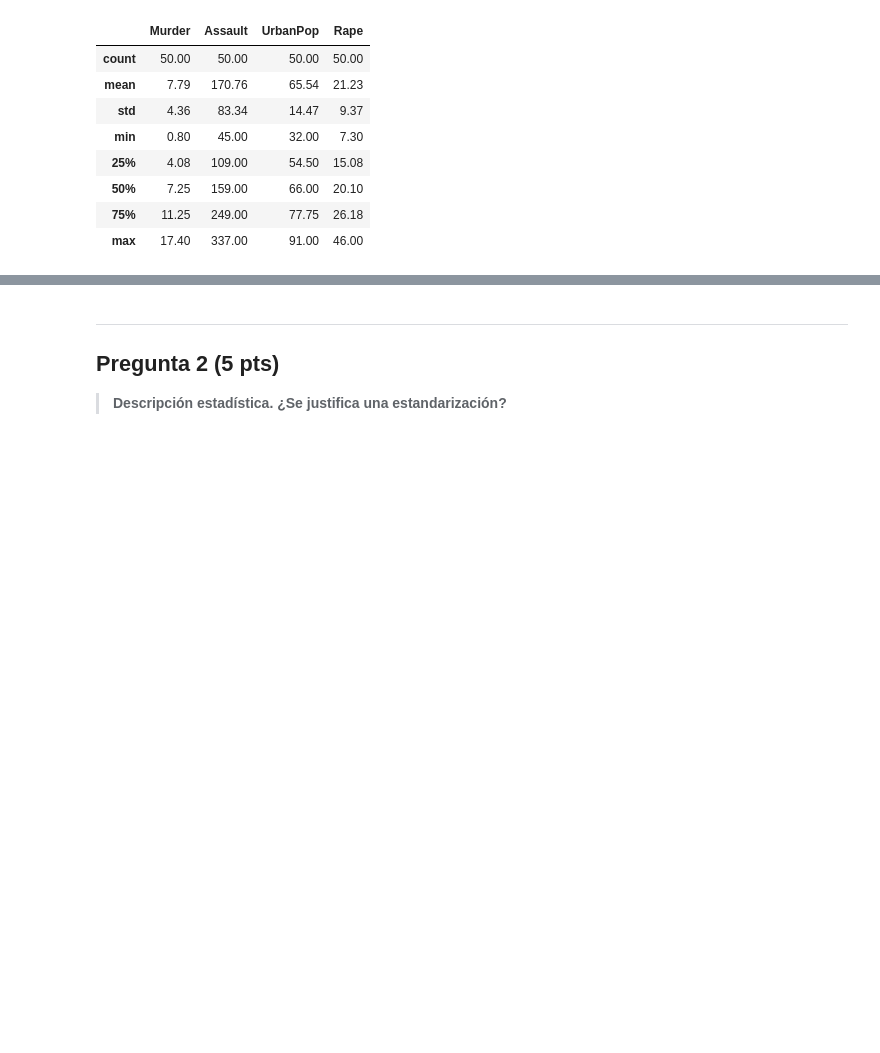
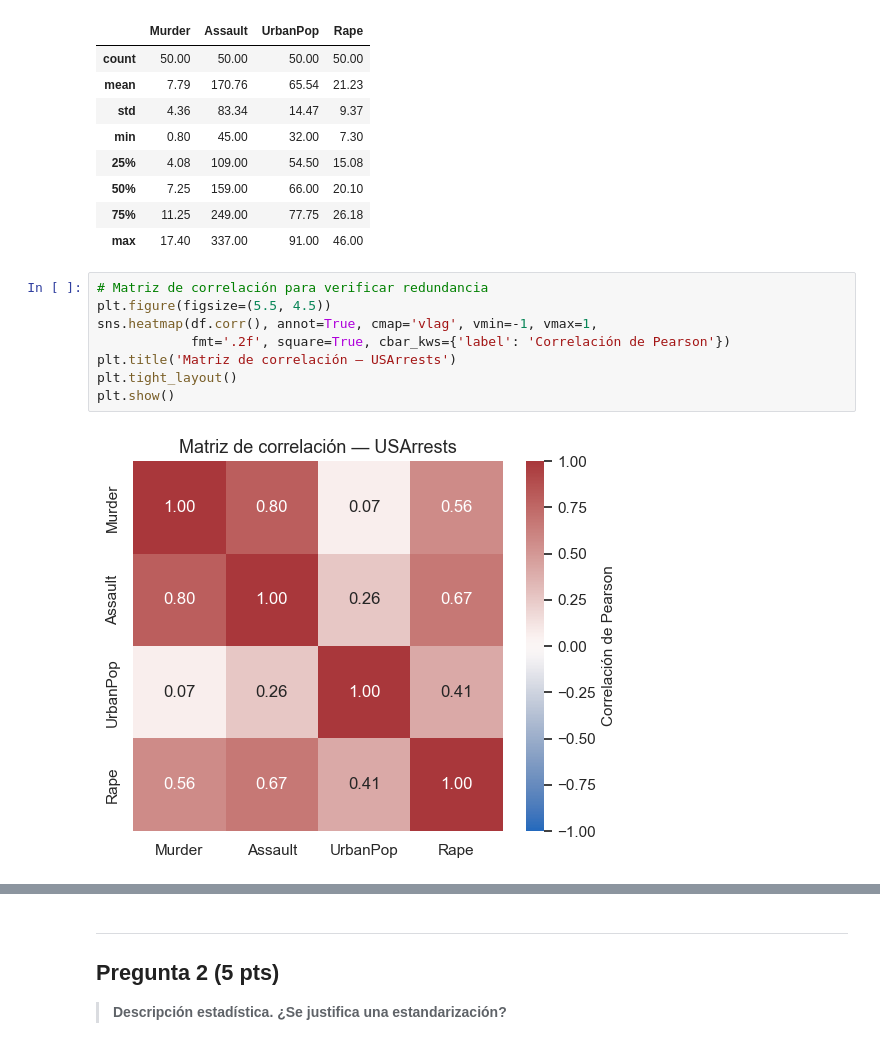
Before and after one commit to ArmandoArV/Maestria-IA, a Jupyter notebook: AprendizajeNoSupervisado/Laboratorio1/Lab1_EPG4002_2026.ipynb, the cells around one changed output, grey strips where cells are left out. Cells and saved outputs as stored; diff of their text form; blank space fills up the shorter version.

```diff
--- a/AprendizajeNoSupervisado/Laboratorio1/Lab1_EPG4002_2026.ipynb
+++ b/AprendizajeNoSupervisado/Laboratorio1/Lab1_EPG4002_2026.ipynb
@@ -78,6 +77,16 @@ dtype: object
 | 50% | 7.25 | 159.00 | 66.00 | 20.10 |
 | 75% | 11.25 | 249.00 | 77.75 | 26.18 |
 | max | 17.40 | 337.00 | 91.00 | 46.00 |
+# %%
+# Matriz de correlación para verificar redundancia
+plt.figure(figsize=(5.5, 4.5))
+sns.heatmap(df.corr(), annot=True, cmap='vlag', vmin=-1, vmax=1,
+            fmt='.2f', square=True, cbar_kws={'label': 'Correlación de Pearson'})
+plt.title('Matriz de correlación — USArrests')
+plt.tight_layout()
+plt.show()
+# %% [output]
+[figure, added]
 # %% [markdown]
 ### Respuesta
 
```
Also changed, not shown: parts of 23 cells of this notebook, 24 other files.
